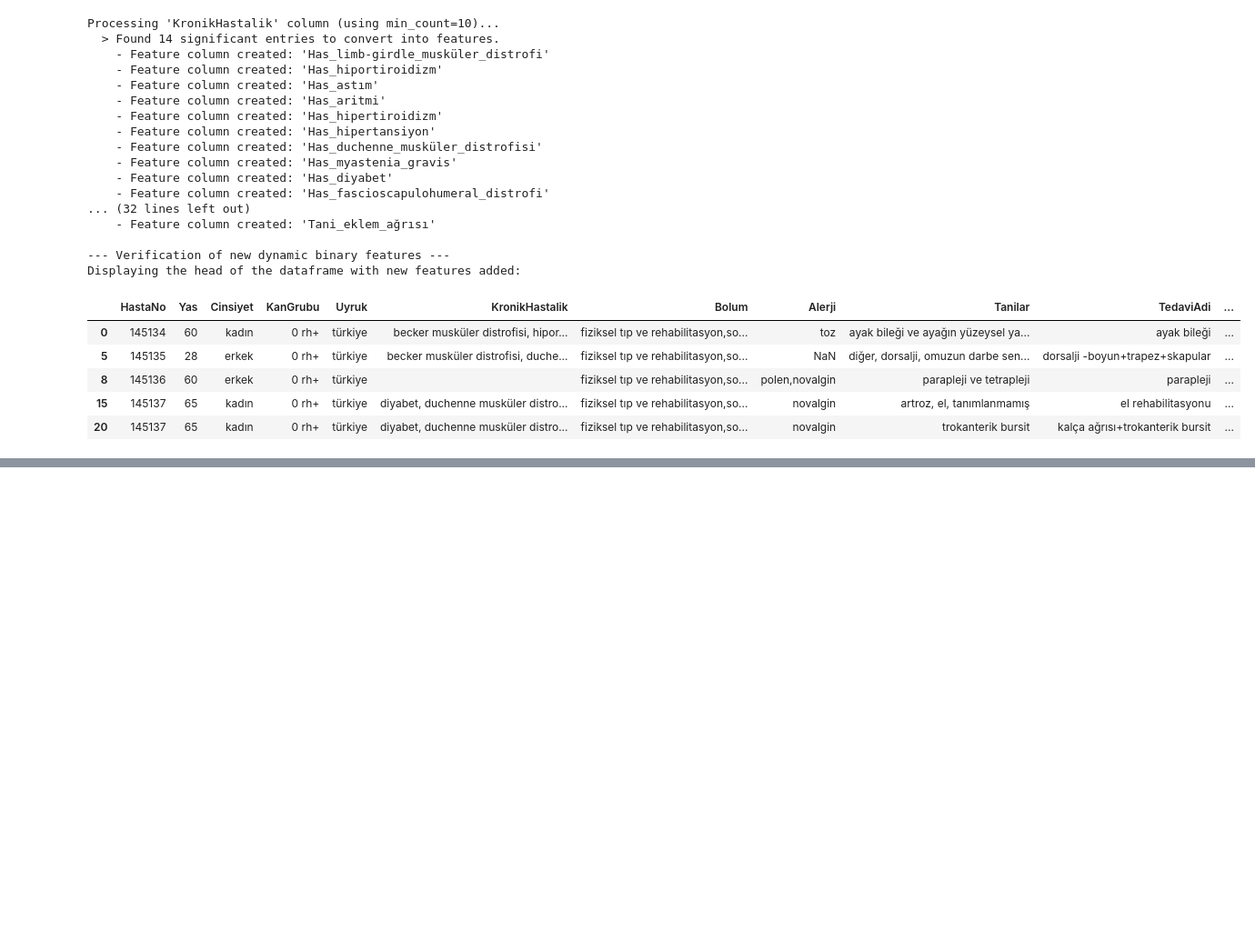
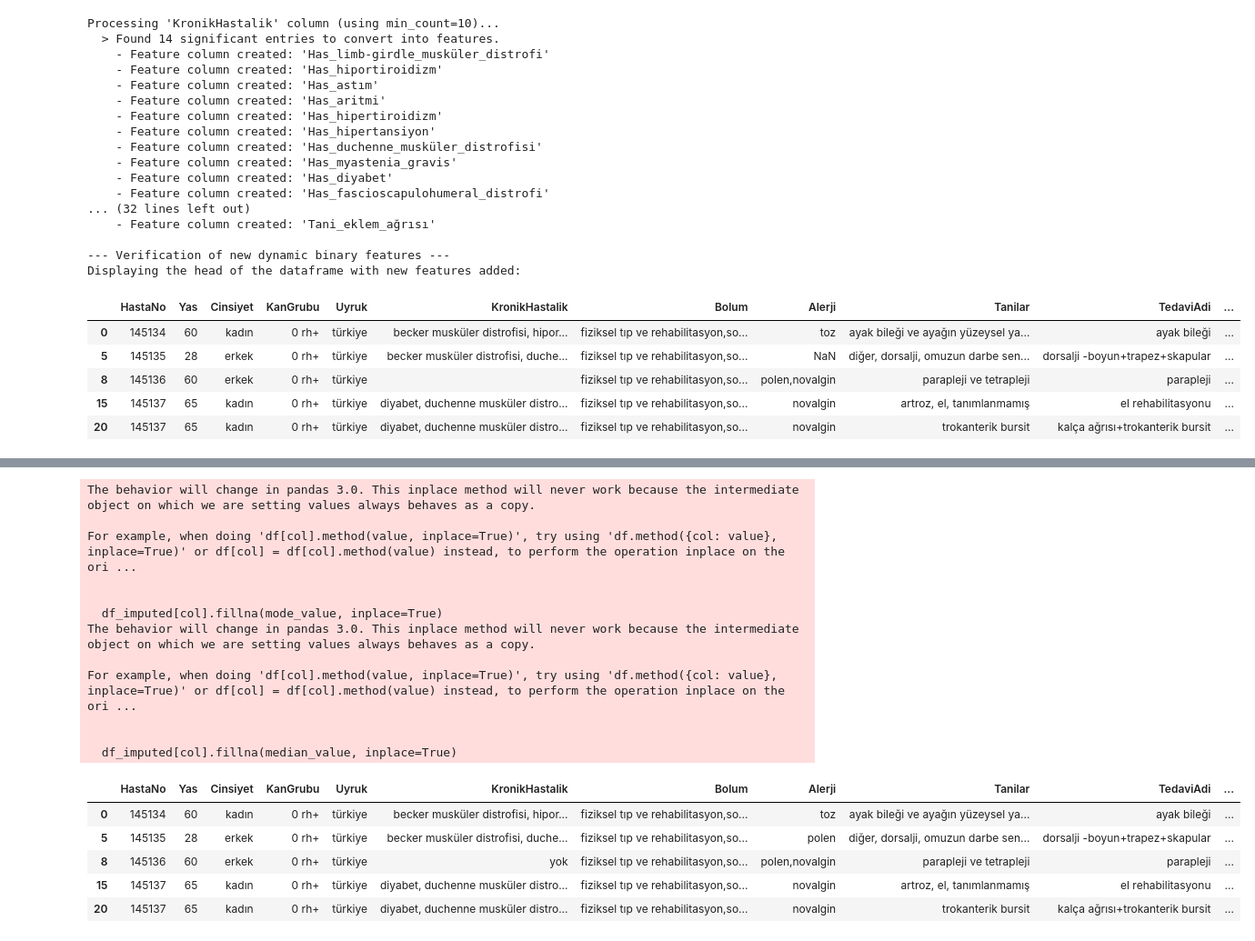
Before and after one commit to BerivanAyaz/Pusula_Berivan_Ayaz, a Jupyter notebook: Pusula_Case_Study.ipynb, the cells around one changed output, grey strips where cells are left out. Shown at 91% size. Drawn from its saved outputs; the diff is of its cells as text; code cells hidden in the pictures; blank space fills up the shorter version.

```diff
--- a/Pusula_Case_Study.ipynb
+++ b/Pusula_Case_Study.ipynb
@@ -733,0 +931,61 @@ Displaying the head of the dataframe with new features added:
+# %%
+# Before moving to encoding, I need to be 100% sure there are no missing values or empty strings.
+# I'll check the entire 'df_model_ready' dataframe, not just the head.
+
+print("--- Final Data Quality Check and Imputation ---")
+
+# Creating a new dataframe for this step.
+df_imputed = df_model_ready.copy()
+
+# --- 1. Checking for and replacing empty strings ---
+print("Checking for empty strings in object columns...")
+empty_string_found = False
+for col in df_imputed.select_dtypes(include=['object']).columns:
+    # Checking for empty strings or strings with only whitespace
+    if (df_imputed[col].str.strip() == '').any():
+        empty_string_found = True
+        print(f"  > Found empty strings in '{col}'. Replacing with 'yok'.")
+        df_imputed[col] = df_imputed[col].str.strip().replace('', 'yok')
+
+if not empty_string_found:
+    print("  > No empty strings found.")
+
+
+# --- 2. Checking for and imputing NaN values ---
+print("\nChecking for NaN values across the dataframe...")
+total_nans = df_imputed.isnull().sum().sum()
+
+if total_nans > 0:
+    print(f"  > Found {total_nans} total NaN values. Starting imputation...")
+
+    # Imputing Categorical Columns with the Mode
+    categorical_cols_with_nan = ['Cinsiyet', 'KanGrubu', 'Alerji', 'Bolum', 'UygulamaYerleri']
+    for col in categorical_cols_with_nan:
+        if df_imputed[col].isnull().sum() > 0:
+            mode_value = df_imputed[col].mode()[0]
+            df_imputed[col].fillna(mode_value, inplace=True)
+            print(f"    - Filled NaNs in '{col}' with mode value: '{mode_value}'")
+
+    # Imputing Numerical Columns with the Median
+    numerical_cols_with_nan = df_imputed.select_dtypes(include=np.number).isnull().sum()
+    numerical_cols_with_nan = numerical_cols_with_nan[numerical_cols_with_nan > 0].index.tolist()
+    if numerical_cols_with_nan:
+        for col in numerical_cols_with_nan:
+            median_value = df_imputed[col].median()
+            df_imputed[col].fillna(median_value, inplace=True)
+            print(f"    - Filled NaNs in '{col}' with median value: {median_value}")
+
+    print(">>> Imputation complete.")
+else:
+    print("  > No NaN values found in the dataframe.")
+
+
+# --- Final Verification ---
+print("\n--- Final Verification ---")
+final_null_check = df_imputed.isnull().sum().sum()
+print(f"Total remaining NaN values in 'df_imputed': {final_null_check}")
+if final_null_check == 0:
+    print(">>> The 'df_imputed' dataframe is now fully clean and ready for encoding.")
+
+display(df_imputed.head())
+# %% [output]
@@ -733,0 +1011,18 @@ Displaying the head of the dataframe with new features added:
+The behavior will change in pandas 3.0. This inplace method will never work because the intermediate object on which we are setting values always behaves as a copy.
+
+For example, when doing 'df[col].method(value, inplace=True)', try using 'df.method({col: value}, inplace=True)' or df[col] = df[col].method(value) instead, to perform the operation inplace on the ori ...
+
+
+  df_imputed[col].fillna(mode_value, inplace=True)
+The behavior will change in pandas 3.0. This inplace method will never work because the intermediate object on which we are setting values always behaves as a copy.
+
+For example, when doing 'df[col].method(value, inplace=True)', try using 'df.method({col: value}, inplace=True)' or df[col] = df[col].method(value) instead, to perform the operation inplace on the ori ...
+
+
+  df_imputed[col].fillna(median_value, inplace=True)
+|  | HastaNo | Yas | Cinsiyet | KanGrubu | Uyruk | KronikHastalik | Bolum | Alerji | Tanilar | TedaviAdi | ... |
+| 0 | 145134 | 60 | kadın | 0 rh+ | türkiye | becker musküler distrofisi, hipor... | fiziksel tıp ve rehabilitasyon,so... | toz | ayak bileği ve ayağın yüzeysel ya... | ayak bileği | ... |
+| 5 | 145135 | 28 | erkek | 0 rh+ | türkiye | becker musküler distrofisi, duche... | fiziksel tıp ve rehabilitasyon,so... | polen | diğer, dorsalji, omuzun darbe sen... | dorsalji -boyun+trapez+skapular | ... |
+| 8 | 145136 | 60 | erkek | 0 rh+ | türkiye | yok | fiziksel tıp ve rehabilitasyon,so... | polen,novalgin | parapleji ve tetrapleji | parapleji | ... |
+| 15 | 145137 | 65 | kadın | 0 rh+ | türkiye | diyabet, duchenne musküler distro... | fiziksel tıp ve rehabilitasyon,so... | novalgin | artroz, el, tanımlanmamış | el rehabilitasyonu | ... |
+| 20 | 145137 | 65 | kadın | 0 rh+ | türkiye | diyabet, duchenne musküler distro... | fiziksel tıp ve rehabilitasyon,so... | novalgin | trokanterik bursit | kalça ağrısı+trokanterik bursit | ... |
```
Also changed, not shown: parts of 7 cells of this notebook.
